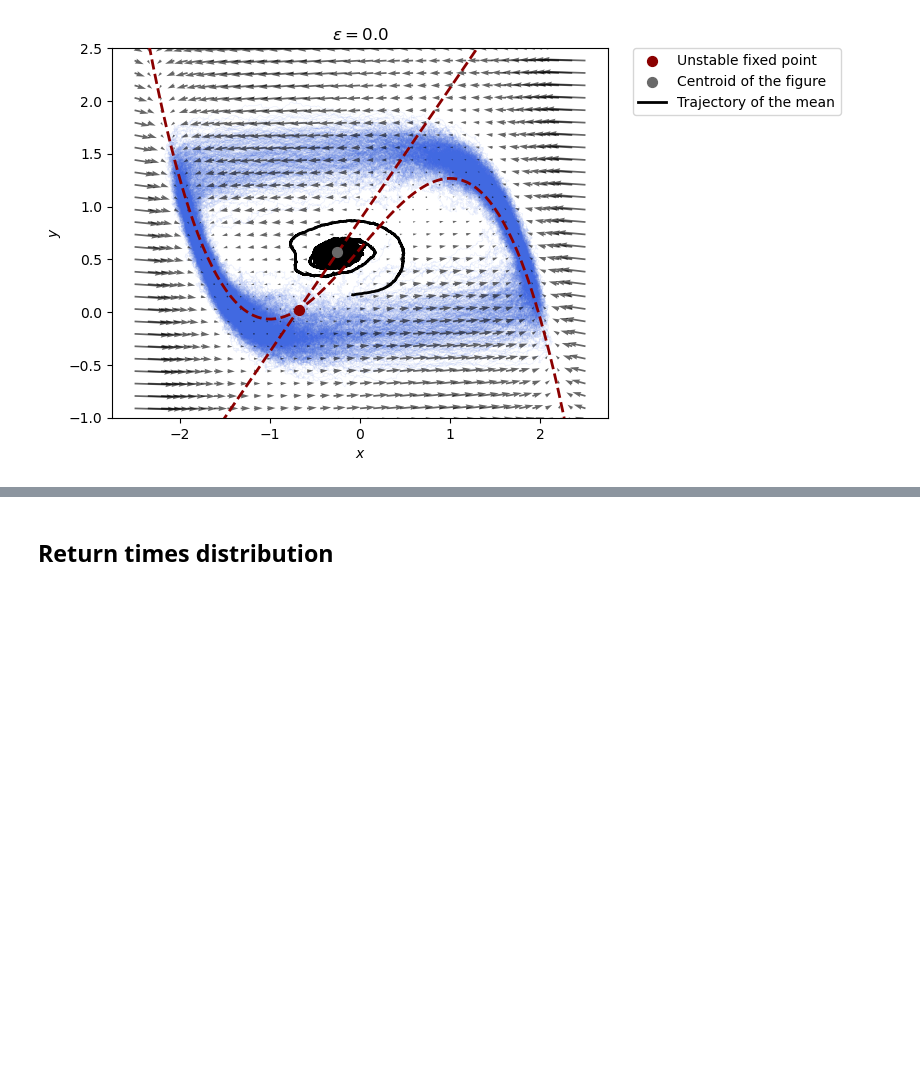
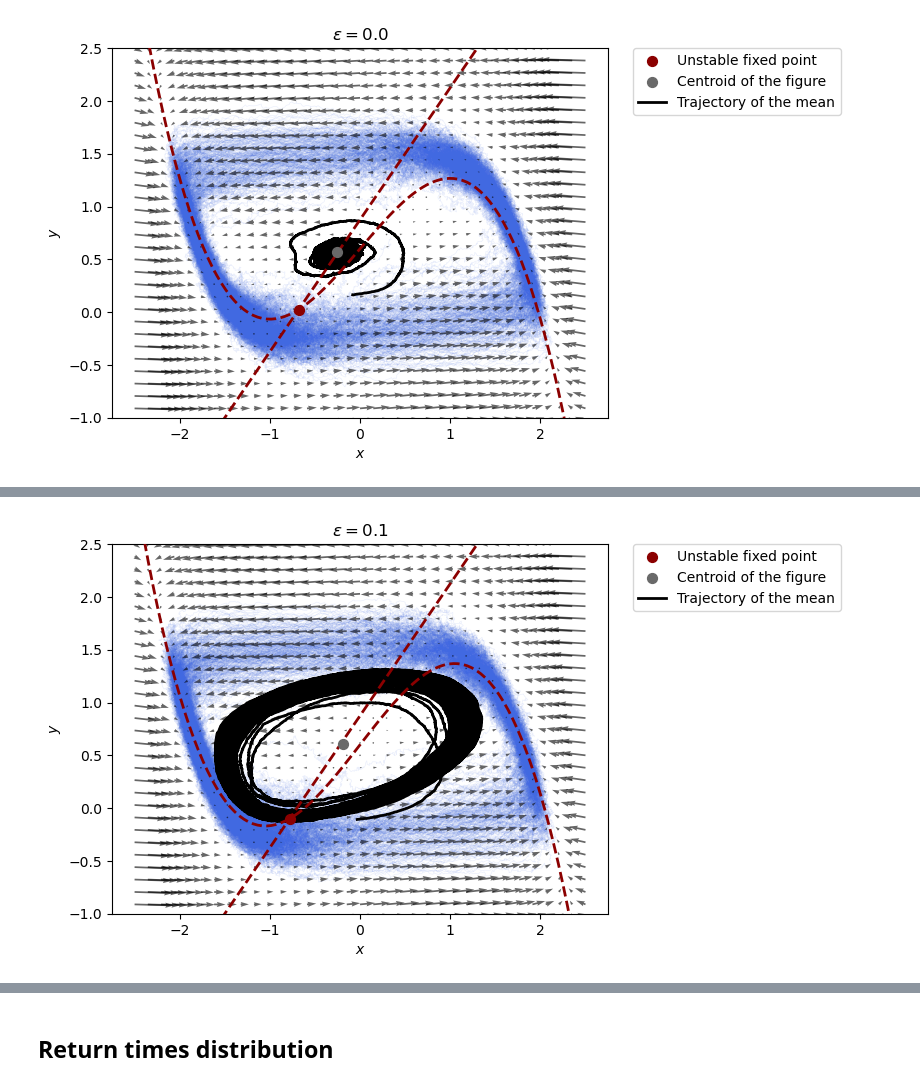
Before and after one commit to giorgionicoletti/OscillationsFH, a Jupyter notebook: notebooks/ReturnTimes.ipynb, the cells around one changed output, grey strips where cells are left out. Saved outputs shown, nothing was run; the diff lists cells and outputs as text; code cells hidden in the pictures; blank space fills up the shorter version.

```diff
--- a/notebooks/ReturnTimes.ipynb
+++ b/notebooks/ReturnTimes.ipynb
@@ -100,0 +120,32 @@ eps = 0.1
+# %%
+xspace, yspace = np.meshgrid(np.linspace(-2.5, 2.5, 35), np.linspace(-1.5, 2.5, 35))
+
+u, v = model.equations((xspace, yspace), *args)
+
+plt.quiver(xspace, yspace, u, v, color='k', alpha=0.6, scale = 50, width = 0.0035)
+
+plt.scatter(xUnst, yUnst, color='darkred', alpha=1, s = 50, zorder = 10, label = 'Unstable fixed point')
+
+xx = np.linspace(-2.5, 2.5, 100)
+yy = np.linspace(-2.5, 2.5, 100)
+plt.plot(xx, ((mu + epsilon)*xx + delta*xx**3 + muI)/muHat, color='darkred', alpha=1, lw = 2, zorder = 10, ls = '--')
+plt.plot(xx, (xx + gamma)/beta, color='darkred', alpha=1, lw = 2, zorder = 10, ls = '--')
+
+plt.xlabel(r'$x$')
+plt.ylabel(r'$y$')
+plt.ylim(-1, 2.5)
+
+plt.plot(x_BR[-5000:], y_BR[-5000:], color='royalblue', alpha=0.1, lw = 0.5, zorder = -1)
+
+plt.scatter(xCenter, yCenter, color='dimgray', alpha=1, s = 50, zorder = 10, label = "Centroid of the figure")
+plt.plot(np.mean(x_BR, axis = 1), np.mean(y_BR, axis = 1), color='k', lw =2, label = 'Trajectory of the mean')
+
+plt.legend(bbox_to_anchor=(1.05, 1), loc='upper left', borderaxespad=0.)
+
+plt.title("$\epsilon = {}$".format(epsilon))
+
+plt.savefig('../plots/phase_space_eps{}.png'.format(epsilon), bbox_inches='tight', dpi = 300)
+
+plt.show()
+# %% [output]
+[figure, added]
```
Also changed, not shown: parts of 9 cells of this notebook, 3 other files.
